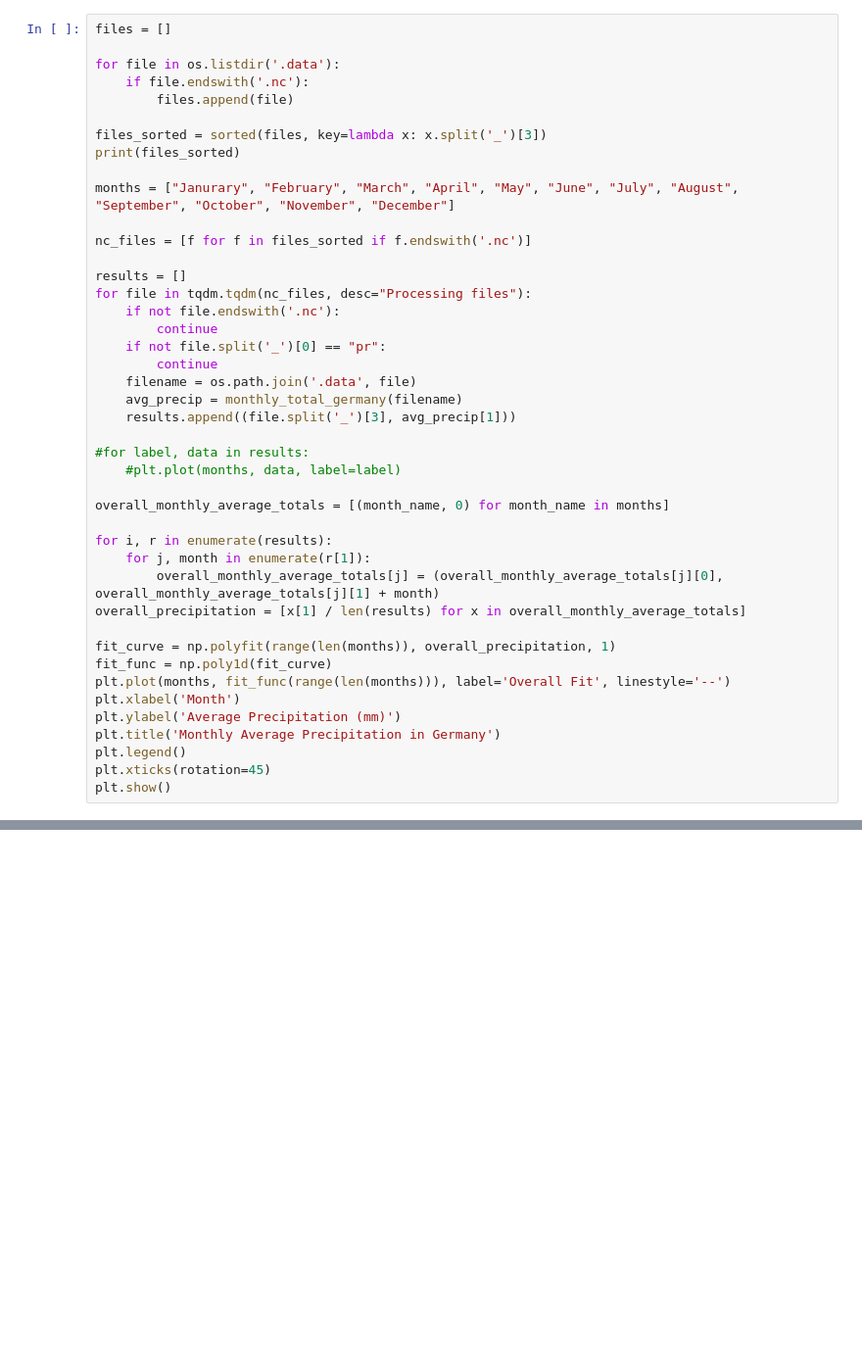
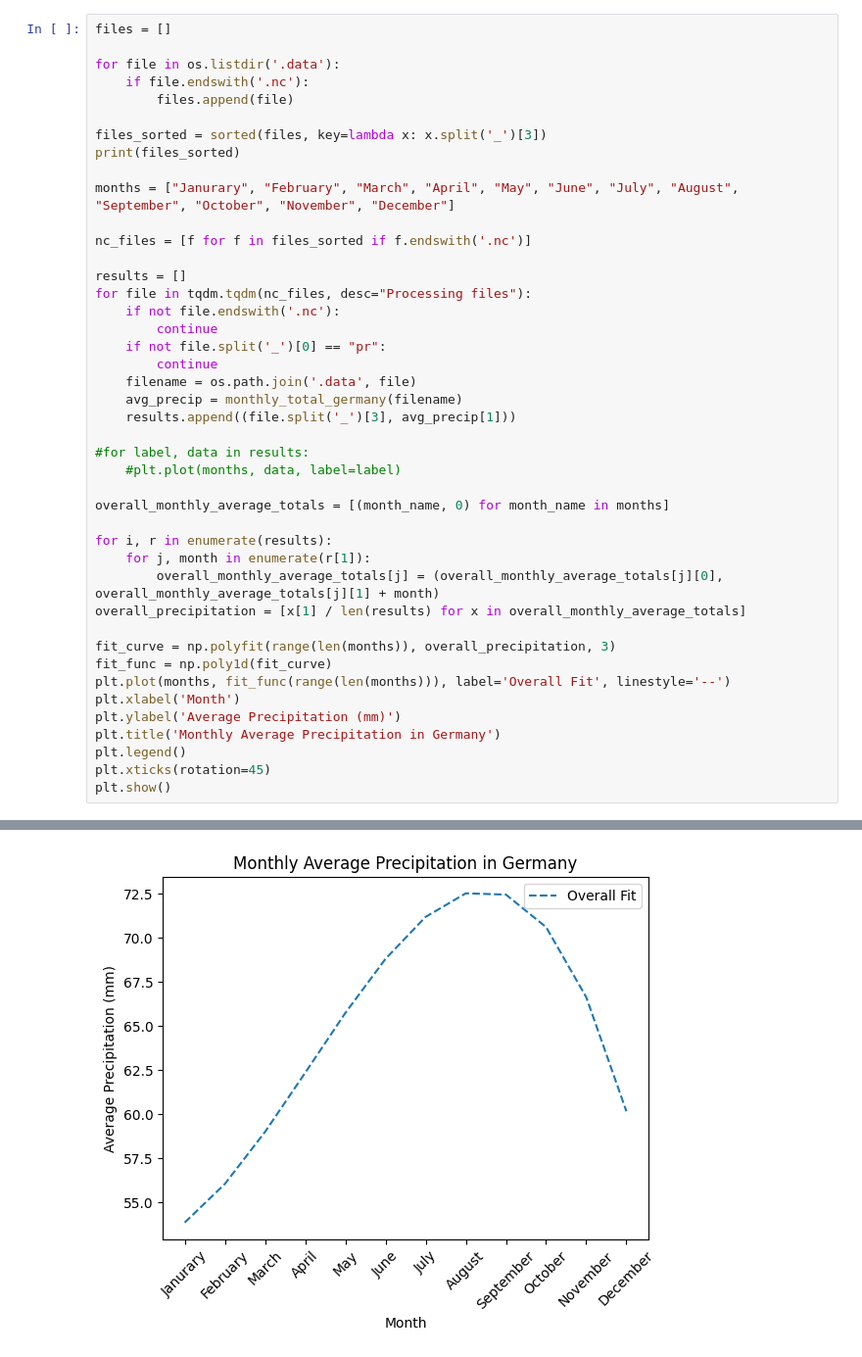
Before and after one commit to gespel/CropYieldModel, a Jupyter notebook: main.ipynb, the cells around one changed output, grey strips where cells are left out. Shown at 98% size. Cells and saved outputs as stored; diff of their text form; blank space fills up the shorter version.

```diff
--- a/main.ipynb
+++ b/main.ipynb
@@ -38,7 +38,7 @@ for i, r in enumerate(results):
         overall_monthly_average_totals[j] = (overall_monthly_average_totals[j][0], overall_monthly_average_totals[j][1] + month)
 overall_precipitation = [x[1] / len(results) for x in overall_monthly_average_totals]
 
-fit_curve = np.polyfit(range(len(months)), overall_precipitation, 1)
+fit_curve = np.polyfit(range(len(months)), overall_precipitation, 3)
 fit_func = np.poly1d(fit_curve)
 plt.plot(months, fit_func(range(len(months))), label='Overall Fit', linestyle='--')
 plt.xlabel('Month')
@@ -52,3 +52,4 @@ plt.show()
+[figure, added]
 # %%
 yearly_precipitation = []
 for file in tqdm.tqdm(files_sorted, desc="Processing files"):
```
Also changed, not shown: parts of 9 cells of this notebook, 2 other files.
